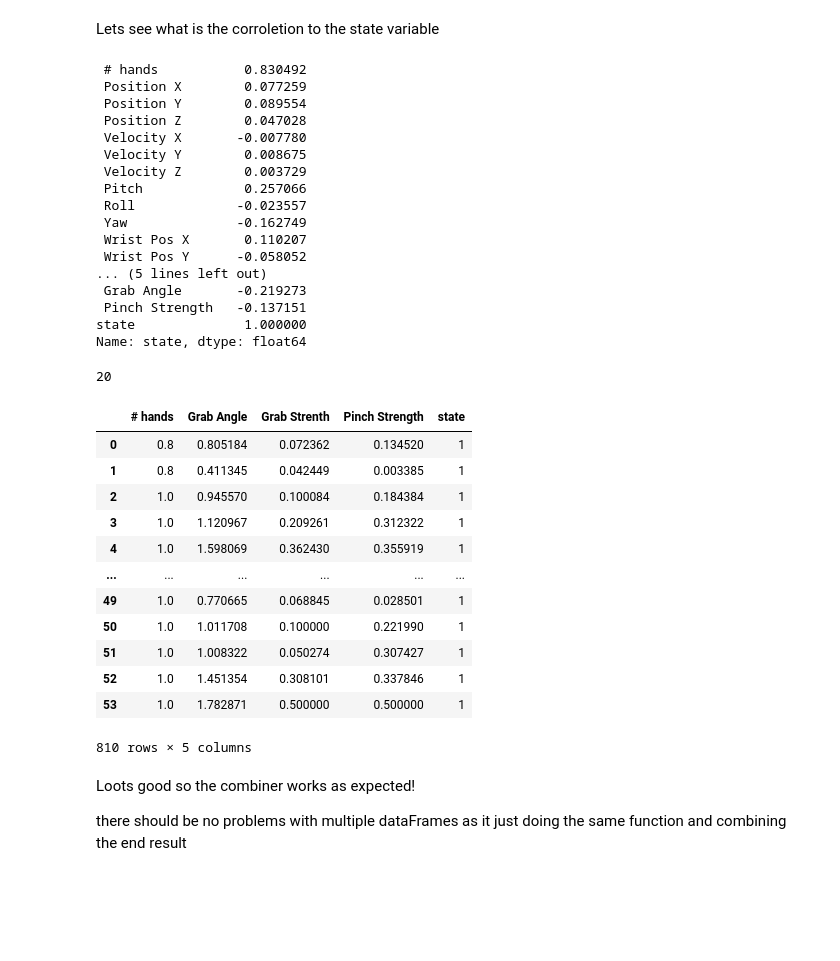
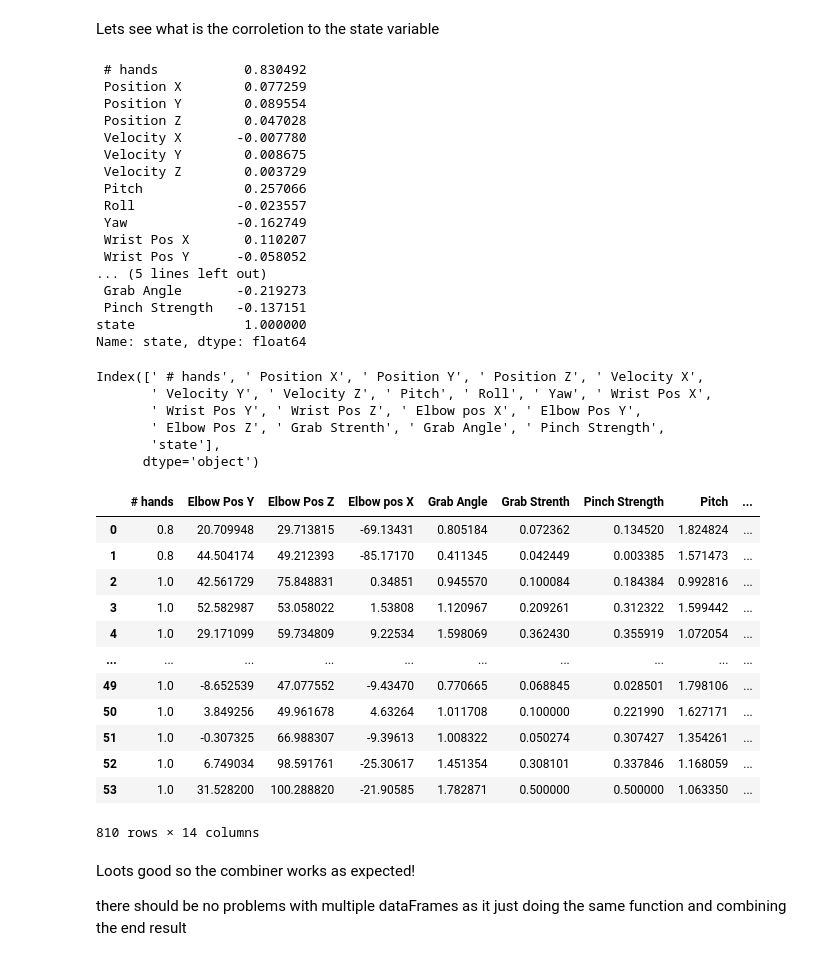
Before and after one commit to mike-tr/ML_uni_project, a Jupyter notebook: hands.ipynb, the cells around one changed output. Saved outputs shown, nothing was run; the diff lists cells and outputs as text; code cells hidden in the pictures; blank space fills up the shorter version.

```diff
--- a/hands.ipynb
+++ b/hands.ipynb
@@ -331,6 +331,7 @@ Lets see what is the corroletion to the state variable
 # %%
 corr_matrix = trainSet.dataMerged.corr()
 corr_matrix["state"]
+trainSet.dataMerged.columns
 # %% [output]
  # hands           0.830492
  Position X        0.077259
@@ -349,44 +350,61 @@ corr_matrix["state"]
  Pinch Strength   -0.137151
 state              1.000000
 Name: state, dtype: float64
+Index([' # hands', ' Position X', ' Position Y', ' Position Z', ' Velocity X',
+       ' Velocity Y', ' Velocity Z', ' Pitch', ' Roll', ' Yaw', ' Wrist Pos X',
+       ' Wrist Pos Y', ' Wrist Pos Z', ' Elbow pos X', ' Elbow Pos Y',
+       ' Elbow Pos Z', ' Grab Strenth', ' Grab Angle', ' Pinch Strength',
+       'state'],
+      dtype='object')
+# %%
+merge = range(features - 1)
+drop_i = [1,2,3,4,5,6]
+save = [10, 12]
+
+merge = np.setdiff1d(merge, drop_i)
+merge = np.setdiff1d(merge, save)
 # %%
 jumps = 15
 combine = 5
 skip = 1
 label = 'state'
 drop_indecies = range(1,trainSet.dataMerged.shape[1]-4)
 
-trainSet.dataMerged.shape[1]
+features =  trainSet.dataMerged.shape[1]
+# MyCombiner = DataToNP(label_index = label, skips=skip, jumps=jumps, combine=combine,
+#     drop_indecies=[], merge_indecies = [0,16,17,18])
+
+
+
 MyCombiner = DataToNP(label_index = label, skips=skip, jumps=jumps, combine=combine,
-    drop_indecies=drop_indecies, merge_indecies = [0,16,17,18])
+    drop_indecies = drop_i, merge_indecies = merge)
 
 # test if we get the same dementions its working
 
 # MyCombiner.transform(training.dataRaw[4]).shape
 # (training.dataRaw[4].shape[1] - 1) * combine * 2
 # rows_afterJoining = (training.dataRaw[4].shape[0]/2)
 # import math
 # int(int(int(rows_afterJoining/jumps )/combine) * math.ceil(jumps / skip))
 
 w = MyCombiner.transform(training.dataRaw[3])
 w
 
 #training.dataRaw[3].columns
 # %% [output]
+|  | # hands | Elbow Pos Y | Elbow Pos Z | Elbow pos X | Grab Angle | Grab Strenth | Pinch Strength | Pitch | ... |
+| 0 | 0.8 | 20.709948 | 29.713815 | -69.13431 | 0.805184 | 0.072362 | 0.134520 | 1.824824 | ... |
+| 1 | 0.8 | 44.504174 | 49.212393 | -85.17170 | 0.411345 | 0.042449 | 0.003385 | 1.571473 | ... |
+| 2 | 1.0 | 42.561729 | 75.848831 | 0.34851 | 0.945570 | 0.100084 | 0.184384 | 0.992816 | ... |
+| 3 | 1.0 | 52.582987 | 53.058022 | 1.53808 | 1.120967 | 0.209261 | 0.312322 | 1.599442 | ... |
+| 4 | 1.0 | 29.171099 | 59.734809 | 9.22534 | 1.598069 | 0.362430 | 0.355919 | 1.072054 | ... |
+| ... | ... | ... | ... | ... | ... | ... | ... | ... | ... |
+| 49 | 1.0 | -8.652539 | 47.077552 | -9.43470 | 0.770665 | 0.068845 | 0.028501 | 1.798106 | ... |
+| 50 | 1.0 | 3.849256 | 49.961678 | 4.63264 | 1.011708 | 0.100000 | 0.221990 | 1.627171 | ... |
+| 51 | 1.0 | -0.307325 | 66.988307 | -9.39613 | 1.008322 | 0.050274 | 0.307427 | 1.354261 | ... |
+| 52 | 1.0 | 6.749034 | 98.591761 | -25.30617 | 1.451354 | 0.308101 | 0.337846 | 1.168059 | ... |
+| 53 | 1.0 | 31.528200 | 100.288820 | -21.90585 | 1.782871 | 0.500000 | 0.500000 | 1.063350 | ... |
-20
+810 rows × 14 columns
-|  | # hands | Grab Angle | Grab Strenth | Pinch Strength | state |
-| 0 | 0.8 | 0.805184 | 0.072362 | 0.134520 | 1 |
-| 1 | 0.8 | 0.411345 | 0.042449 | 0.003385 | 1 |
-| 2 | 1.0 | 0.945570 | 0.100084 | 0.184384 | 1 |
-| 3 | 1.0 | 1.120967 | 0.209261 | 0.312322 | 1 |
-| 4 | 1.0 | 1.598069 | 0.362430 | 0.355919 | 1 |
-| ... | ... | ... | ... | ... | ... |
-| 49 | 1.0 | 0.770665 | 0.068845 | 0.028501 | 1 |
-| 50 | 1.0 | 1.011708 | 0.100000 | 0.221990 | 1 |
-| 51 | 1.0 | 1.008322 | 0.050274 | 0.307427 | 1 |
-| 52 | 1.0 | 1.451354 | 0.308101 | 0.337846 | 1 |
-| 53 | 1.0 | 1.782871 | 0.500000 | 0.500000 | 1 |
-810 rows × 5 columns
 # %% [markdown]
 Loots good so the combiner works as expected!
 
```
Also changed, not shown: parts of 20 cells of this notebook.
